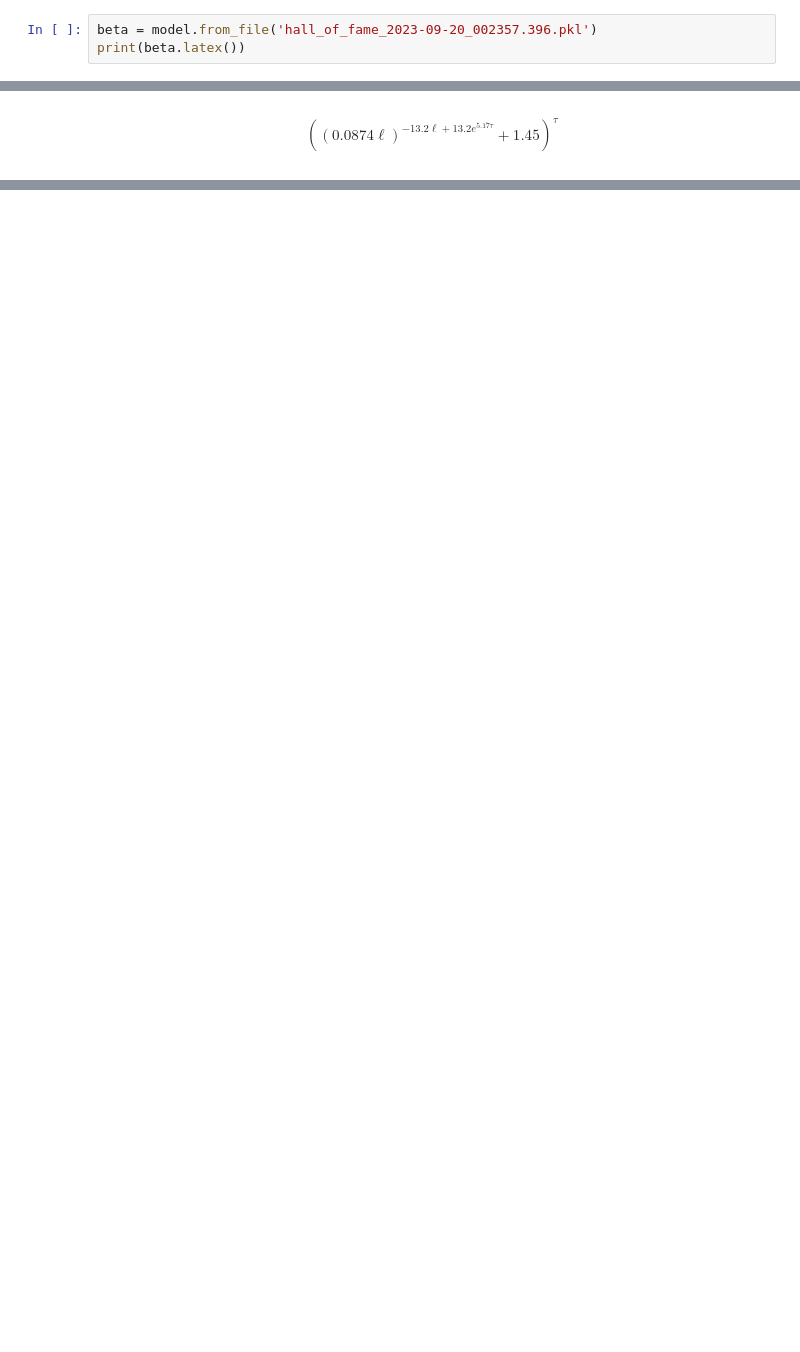
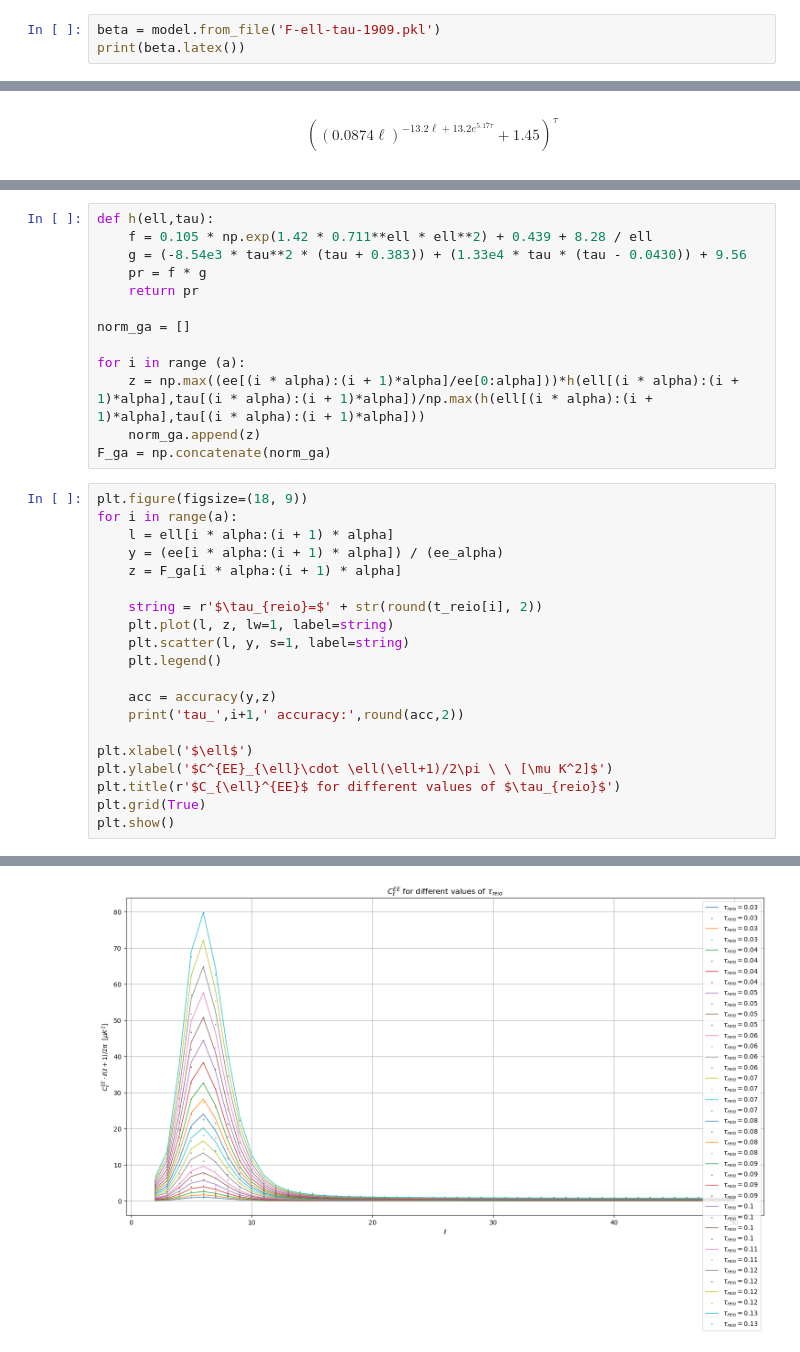
Before and after one commit to farocrown/Simreg, a Jupyter notebook: sr_cmb_cl_graphs.ipynb, the cells around one changed output, grey strips where cells are left out. Drawn from its saved outputs; the diff is of its cells as text; blank space fills up the shorter version.

Commit message:
graphs for model and my function

```diff
--- a/sr_cmb_cl_graphs.ipynb
+++ b/sr_cmb_cl_graphs.ipynb
@@ -82,6 +82,6 @@ df
 # %%
 model = PySRRegressor()
 # %%
-beta = model.from_file('hall_of_fame_2023-09-20_002357.396.pkl')
+beta = model.from_file('F-ell-tau-1909.pkl')
 print(beta.latex())
 # %% [output]
@@ -143,2 +148,36 @@ $\tau$ _ 19  accuracy: None
 <Figure size 1800x900 with 0 Axes>
 [figure]
+# %%
+def h(ell,tau):
+    f = 0.105 * np.exp(1.42 * 0.711**ell * ell**2) + 0.439 + 8.28 / ell
+    g = (-8.54e3 * tau**2 * (tau + 0.383)) + (1.33e4 * tau * (tau - 0.0430)) + 9.56
+    pr = f * g
+    return pr
+
+norm_ga = []
+
+for i in range (a):
+    z = np.max((ee[(i * alpha):(i + 1)*alpha]/ee[0:alpha]))*h(ell[(i * alpha):(i + 1)*alpha],tau[(i * alpha):(i + 1)*alpha])/np.max(h(ell[(i * alpha):(i + 1)*alpha],tau[(i * alpha):(i + 1)*alpha]))
+    norm_ga.append(z)
+F_ga = np.concatenate(norm_ga)
+# %%
+plt.figure(figsize=(18, 9))
+for i in range(a):
+    l = ell[i * alpha:(i + 1) * alpha]
+    y = (ee[i * alpha:(i + 1) * alpha]) / (ee_alpha)
+    z = F_ga[i * alpha:(i + 1) * alpha]
+
+    string = r'$\tau_{reio}=$' + str(round(t_reio[i], 2))
+    plt.plot(l, z, lw=1, label=string)
+    plt.scatter(l, y, s=1, label=string)
+    plt.legend()
+
+    acc = accuracy(y,z)
+    print('tau_',i+1,' accuracy:',round(acc,2))
+
+plt.xlabel('$\ell$')
+plt.ylabel('$C^{EE}_{\ell}\cdot \ell(\ell+1)/2\pi \ \ [\mu K^2]$')
+plt.title(r'$C_{\ell}^{EE}$ for different values of $\tau_{reio}$')
+plt.grid(True)
+plt.show()
+# %% [output]
@@ -144,0 +204 @@ $\tau$ _ 19  accuracy: None
+[figure, added]
```
Also changed, not shown: parts of 3 cells of this notebook.
